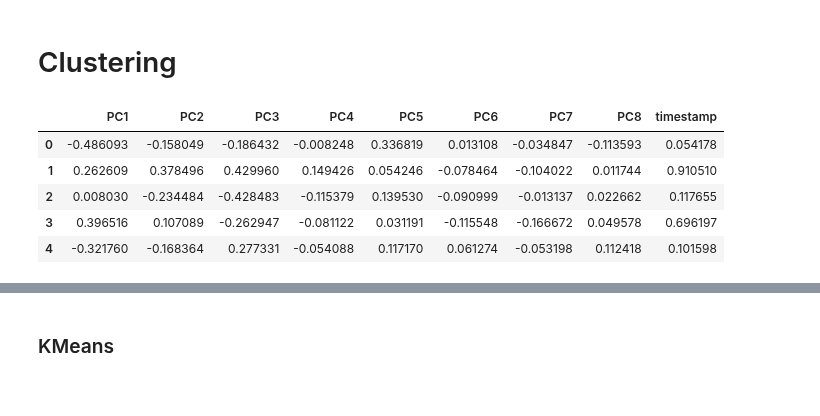
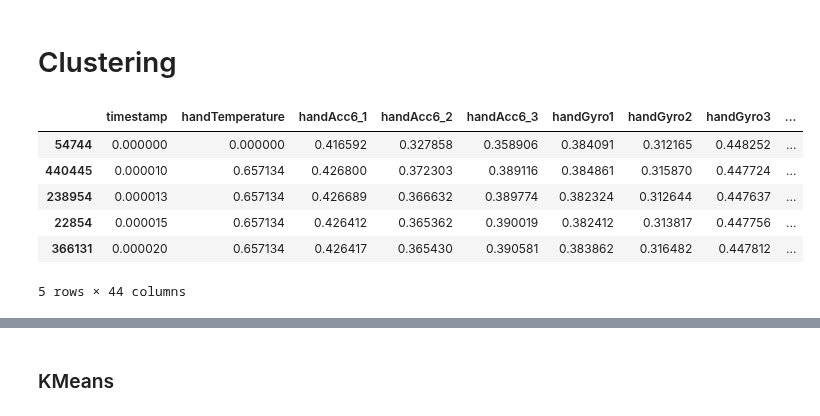
Before and after one commit to Jiarui-Chen/physical-activity-clustering, a Jupyter notebook: cluster/cluster.ipynb, the cells around one changed output, grey strips where cells are left out. Drawn from its saved outputs; the diff is of its cells as text; code cells hidden in the pictures.

```diff
--- a/cluster/cluster.ipynb
+++ b/cluster/cluster.ipynb
@@ -11,15 +11,16 @@ from sklearn import mixture
 from scipy.stats import mode
 # %%
 # Load the PCA-transformed data
-pca_df = pd.read_pickle('../data/pca_df.pkl')
+pca_df = pd.read_pickle('../data/time_series_experiment.pkl')
 pca_df.head(5)
 # %% [output]
-|  | PC1 | PC2 | PC3 | PC4 | PC5 | PC6 | PC7 | PC8 | timestamp |
-| 0 | -0.486093 | -0.158049 | -0.186432 | -0.008248 | 0.336819 | 0.013108 | -0.034847 | -0.113593 | 0.054178 |
-| 1 | 0.262609 | 0.378496 | 0.429960 | 0.149426 | 0.054246 | -0.078464 | -0.104022 | 0.011744 | 0.910510 |
-| 2 | 0.008030 | -0.234484 | -0.428483 | -0.115379 | 0.139530 | -0.090999 | -0.013137 | 0.022662 | 0.117655 |
-| 3 | 0.396516 | 0.107089 | -0.262947 | -0.081122 | 0.031191 | -0.115548 | -0.166672 | 0.049578 | 0.696197 |
-| 4 | -0.321760 | -0.168364 | 0.277331 | -0.054088 | 0.117170 | 0.061274 | -0.053198 | 0.112418 | 0.101598 |
+|  | timestamp | handTemperature | handAcc6_1 | handAcc6_2 | handAcc6_3 | handGyro1 | handGyro2 | handGyro3 | ... |
+| 54744 | 0.000000 | 0.000000 | 0.416592 | 0.327858 | 0.358906 | 0.384091 | 0.312165 | 0.448252 | ... |
+| 440445 | 0.000010 | 0.657134 | 0.426800 | 0.372303 | 0.389116 | 0.384861 | 0.315870 | 0.447724 | ... |
+| 238954 | 0.000013 | 0.657134 | 0.426689 | 0.366632 | 0.389774 | 0.382324 | 0.312644 | 0.447637 | ... |
+| 22854 | 0.000015 | 0.657134 | 0.426412 | 0.365362 | 0.390019 | 0.382412 | 0.313817 | 0.447756 | ... |
+| 366131 | 0.000020 | 0.657134 | 0.426417 | 0.365430 | 0.390581 | 0.383862 | 0.316482 | 0.447812 | ... |
+5 rows × 44 columns
 # %%
 # Plot correlation matrix of principal components
 corr_matrix = pca_df.corr()
```
Also changed, not shown: parts of 4 cells of this notebook.
